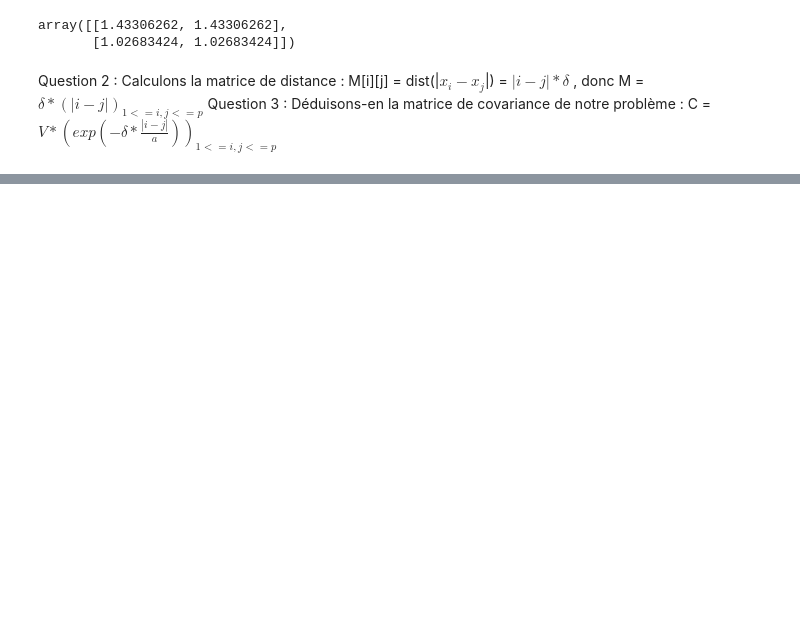
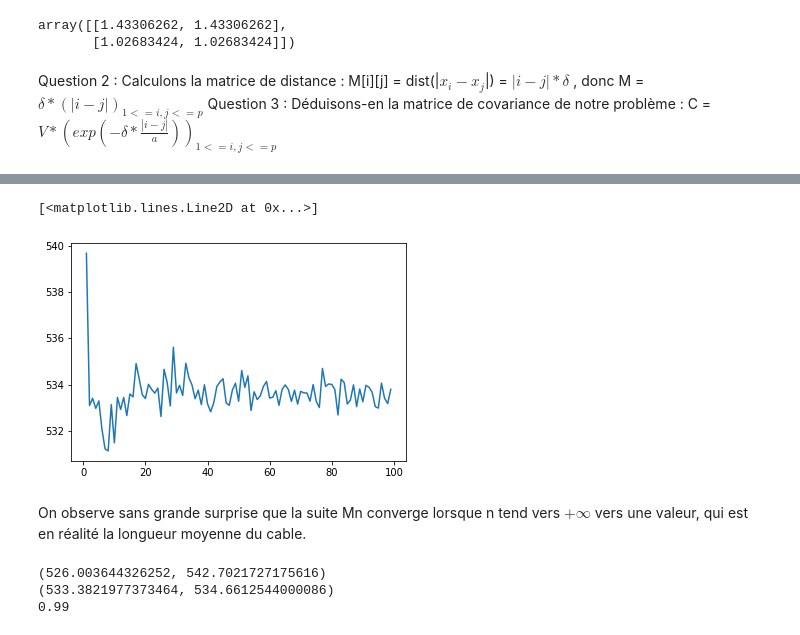
Before and after one commit to pfrodedelaforet/proba-info-math, a Jupyter notebook: Untitled.ipynb, the cells around one changed output, grey strips where cells are left out. Saved outputs shown, nothing was run; the diff lists cells and outputs as text; code cells hidden in the pictures; blank space fills up the shorter version.

```diff
--- a/Untitled.ipynb
+++ b/Untitled.ipynb
@@ -123,0 +171,26 @@ plt.plot([i for i in range(len(CSy[0]))], [Var_condi(CSy, i, obs_index) for i in
+# %%
+def longueur(Z, delt, obs_index, dept):
+    """ici, on commence par créer le vecteur total à partir
+    du vecteur conditionnel simulé Z, qui ne décrit que les valeurs observables"""
+    l = 0
+    Z_ = [z for z in Z]
+    for i in range(len(obs_index)) :
+        Z_.insert(obs_index[i], depth[i])
+    for i in range(len(Z_) - 1) :
+        l += np.sqrt(delta ** 2 + (Z_[i+1] - Z_[i])**2)
+    return l
+
+def longueur_estimee(C, E, delt, obs_index, dept, n):
+    liste_l = [longueur(tirage(C, obs_index, E), delt, obs_index, dept) for i in range(n)]
+    s = 0
+    for l in liste_l :
+        s+= l
+    return s/n
+# %%
+print(longueur_estimee(C, E_cond, delta, obs_index, depth, 100))
+plt.plot([i for i in range(1, 100)], [longueur_estimee(C, E_cond, delta, obs_index, depth, i) for i in range(1, 100)])
+# %% [output]
+[<matplotlib.lines.Line2D at 0x...>]
+[figure, added]
+# %% [markdown]
+On observe sans grande surprise que la suite Mn converge lorsque n tend vers $+\infty$ vers une valeur, qui est en réalité la longueur moyenne du cable.
@@ -123,0 +231,8 @@ plt.plot([i for i in range(len(CSy[0]))], [Var_condi(CSy, i, obs_index) for i in
+# %%
+print(intervalle_conf_un(C, E_cond, delta, obs_index, depth))
+print(intervalle_conf_deux(C, E_cond, delta, obs_index, depth))
+print(prob_depass(525, C, E_cond, delta, obs_index, depth))
+# %% [output]
+(526.003644326252, 542.7021727175616)
+(533.3821977373464, 534.6612544000086)
+0.99
```
Also changed, not shown: parts of 9 cells of this notebook.
